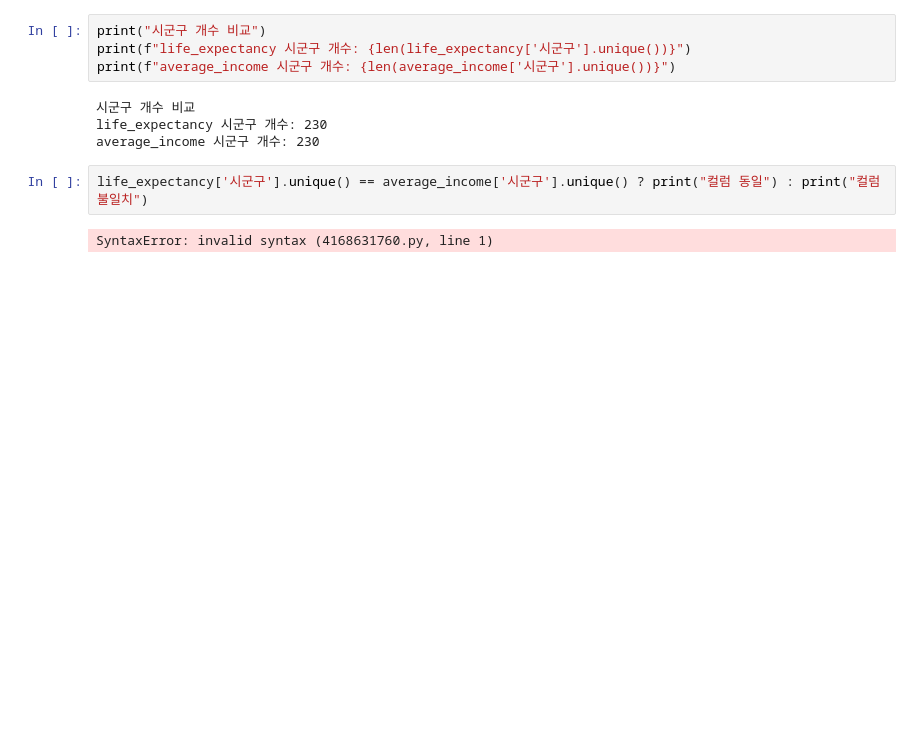
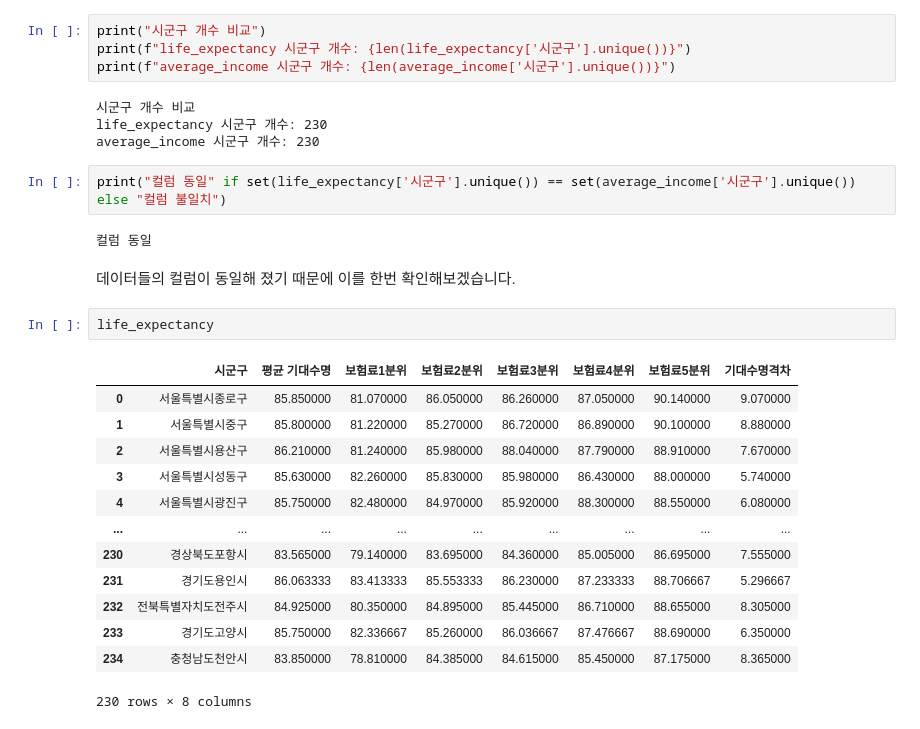
Before and after one commit to SID12g/life-expectancy-by-income, a Jupyter notebook: main.ipynb, the cells around one changed output. Saved outputs shown, nothing was run; the diff lists cells and outputs as text; blank space fills up the shorter version.

```diff
--- a/main.ipynb
+++ b/main.ipynb
@@ -475,6 +475,24 @@ print(f"average_income 시군구 개수: {len(average_income['시군구'].unique
 life_expectancy 시군구 개수: 230
 average_income 시군구 개수: 230
 # %%
-life_expectancy['시군구'].unique() == average_income['시군구'].unique() ? print("컬럼 동일") : print("컬럼 불일치")
+print("컬럼 동일" if set(life_expectancy['시군구'].unique()) == set(average_income['시군구'].unique()) else "컬럼 불일치")
 # %% [output]
-SyntaxError: invalid syntax (4168631760.py, line 1)
+컬럼 동일
+# %% [markdown]
+데이터들의 컬럼이 동일해 졌기 때문에 이를 한번 확인해보겠습니다.
+# %%
+life_expectancy
+# %% [output]
+|  | 시군구 | 평균 기대수명 | 보험료1분위 | 보험료2분위 | 보험료3분위 | 보험료4분위 | 보험료5분위 | 기대수명격차 |
+| 0 | 서울특별시종로구 | 85.850000 | 81.070000 | 86.050000 | 86.260000 | 87.050000 | 90.140000 | 9.070000 |
+| 1 | 서울특별시중구 | 85.800000 | 81.220000 | 85.270000 | 86.720000 | 86.890000 | 90.100000 | 8.880000 |
+| 2 | 서울특별시용산구 | 86.210000 | 81.240000 | 85.980000 | 88.040000 | 87.790000 | 88.910000 | 7.670000 |
+| 3 | 서울특별시성동구 | 85.630000 | 82.260000 | 85.830000 | 85.980000 | 86.430000 | 88.000000 | 5.740000 |
+| 4 | 서울특별시광진구 | 85.750000 | 82.480000 | 84.970000 | 85.920000 | 88.300000 | 88.550000 | 6.080000 |
+| ... | ... | ... | ... | ... | ... | ... | ... | ... |
+| 230 | 경상북도포항시 | 83.565000 | 79.140000 | 83.695000 | 84.360000 | 85.005000 | 86.695000 | 7.555000 |
+| 231 | 경기도용인시 | 86.063333 | 83.413333 | 85.553333 | 86.230000 | 87.233333 | 88.706667 | 5.296667 |
+| 232 | 전북특별자치도전주시 | 84.925000 | 80.350000 | 84.895000 | 85.445000 | 86.710000 | 88.655000 | 8.305000 |
+| 233 | 경기도고양시 | 85.750000 | 82.336667 | 85.260000 | 86.036667 | 87.476667 | 88.690000 | 6.350000 |
+| 234 | 충청남도천안시 | 83.850000 | 78.810000 | 84.385000 | 84.615000 | 85.450000 | 87.175000 | 8.365000 |
+230 rows × 8 columns
```
Also changed, not shown: parts of 2 cells of this notebook, 1 other file.
